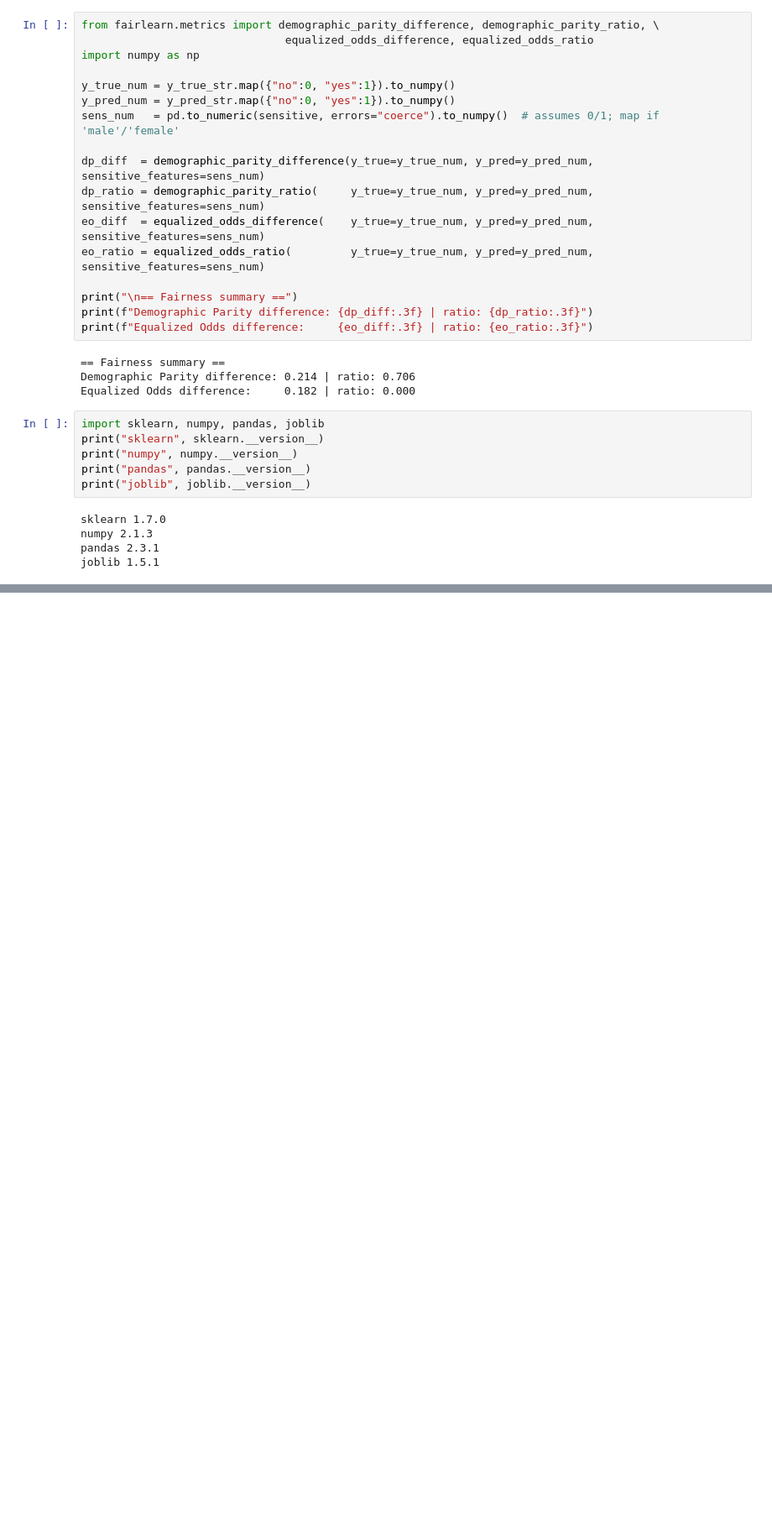
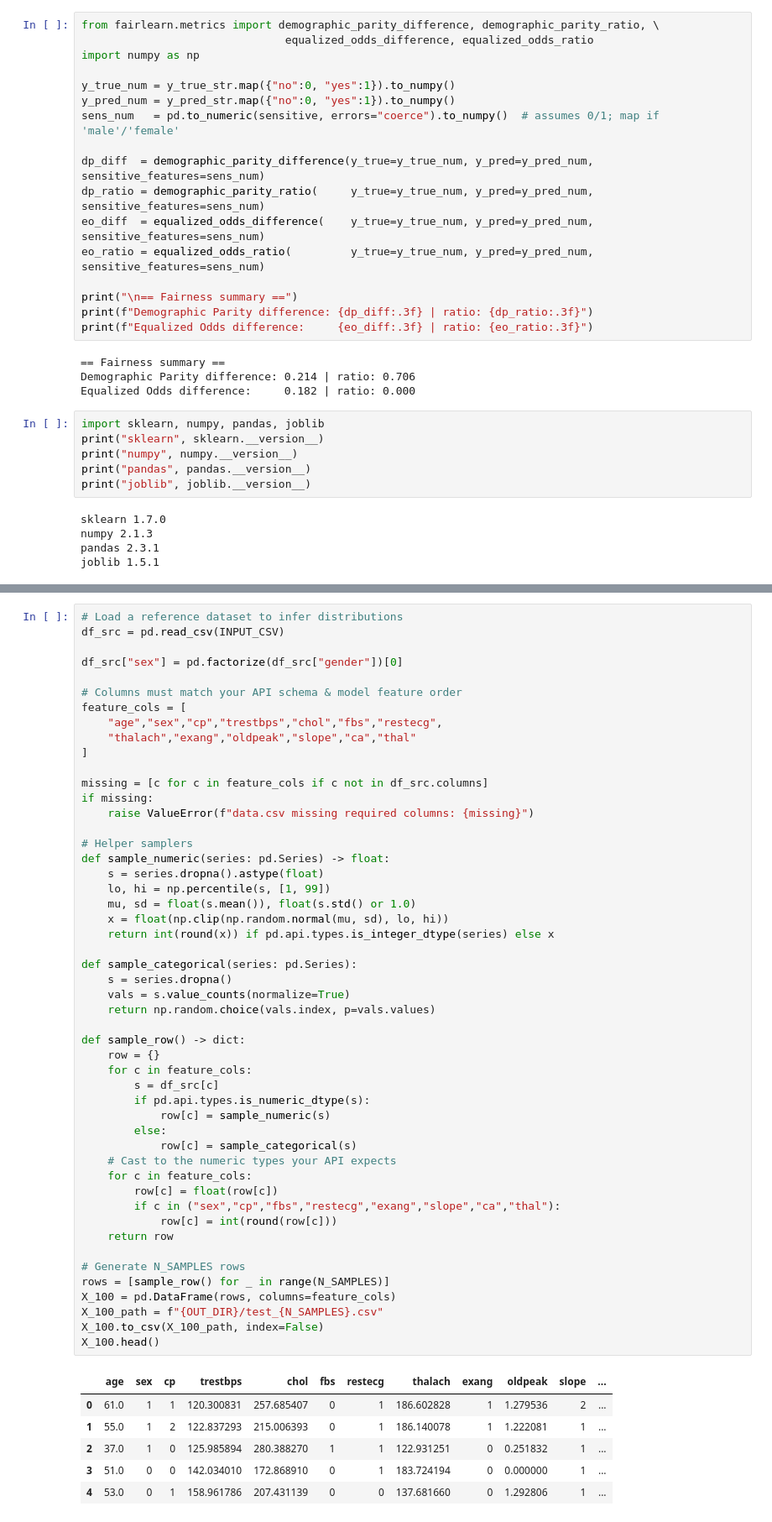
Before and after one commit to Saksham0803/21F3002170_IITMBS_MLOPS_OPPE2, a Jupyter notebook: HeartDiseaseTrainingAndPrediction.ipynb, the cells around one changed output, grey strips where cells are left out. Shown at 84% size. Drawn from its saved outputs; the diff is of its cells as text; blank space fills up the shorter version.

```diff
--- a/HeartDiseaseTrainingAndPrediction.ipynb
+++ b/HeartDiseaseTrainingAndPrediction.ipynb
@@ -447,0 +483,57 @@ joblib 1.5.1
+# %%
+# Load a reference dataset to infer distributions
+df_src = pd.read_csv(INPUT_CSV)
+
+df_src["sex"] = pd.factorize(df_src["gender"])[0]
+
+# Columns must match your API schema & model feature order
+feature_cols = [
+    "age","sex","cp","trestbps","chol","fbs","restecg",
+    "thalach","exang","oldpeak","slope","ca","thal"
+]
+
+missing = [c for c in feature_cols if c not in df_src.columns]
+if missing:
+    raise ValueError(f"data.csv missing required columns: {missing}")
+
+# Helper samplers
+def sample_numeric(series: pd.Series) -> float:
+    s = series.dropna().astype(float)
+    lo, hi = np.percentile(s, [1, 99])
+    mu, sd = float(s.mean()), float(s.std() or 1.0)
+    x = float(np.clip(np.random.normal(mu, sd), lo, hi))
+    return int(round(x)) if pd.api.types.is_integer_dtype(series) else x
+
+def sample_categorical(series: pd.Series):
+    s = series.dropna()
+    vals = s.value_counts(normalize=True)
+    return np.random.choice(vals.index, p=vals.values)
+
+def sample_row() -> dict:
+    row = {}
+    for c in feature_cols:
+        s = df_src[c]
+        if pd.api.types.is_numeric_dtype(s):
+            row[c] = sample_numeric(s)
+        else:
+            row[c] = sample_categorical(s)
+    # Cast to the numeric types your API expects
+    for c in feature_cols:
+        row[c] = float(row[c])
+        if c in ("sex","cp","fbs","restecg","exang","slope","ca","thal"):
+            row[c] = int(round(row[c]))
+    return row
+
+# Generate N_SAMPLES rows
+rows = [sample_row() for _ in range(N_SAMPLES)]
+X_100 = pd.DataFrame(rows, columns=feature_cols)
+X_100_path = f"{OUT_DIR}/test_{N_SAMPLES}.csv"
+X_100.to_csv(X_100_path, index=False)
+X_100.head()
+# %% [output]
+|  | age | sex | cp | trestbps | chol | fbs | restecg | thalach | exang | oldpeak | slope | ... |
+| 0 | 61.0 | 1 | 1 | 120.300831 | 257.685407 | 0 | 1 | 186.602828 | 1 | 1.279536 | 2 | ... |
+| 1 | 55.0 | 1 | 2 | 122.837293 | 215.006393 | 0 | 1 | 186.140078 | 1 | 1.222081 | 1 | ... |
+| 2 | 37.0 | 1 | 0 | 125.985894 | 280.388270 | 1 | 1 | 122.931251 | 0 | 0.251832 | 1 | ... |
+| 3 | 51.0 | 0 | 0 | 142.034010 | 172.868910 | 0 | 1 | 183.724194 | 0 | 0.000000 | 1 | ... |
+| 4 | 53.0 | 0 | 1 | 158.961786 | 207.431139 | 0 | 0 | 137.681660 | 0 | 1.292806 | 1 | ... |
```
Also changed, not shown: parts of 21 cells of this notebook, 16 other files.
